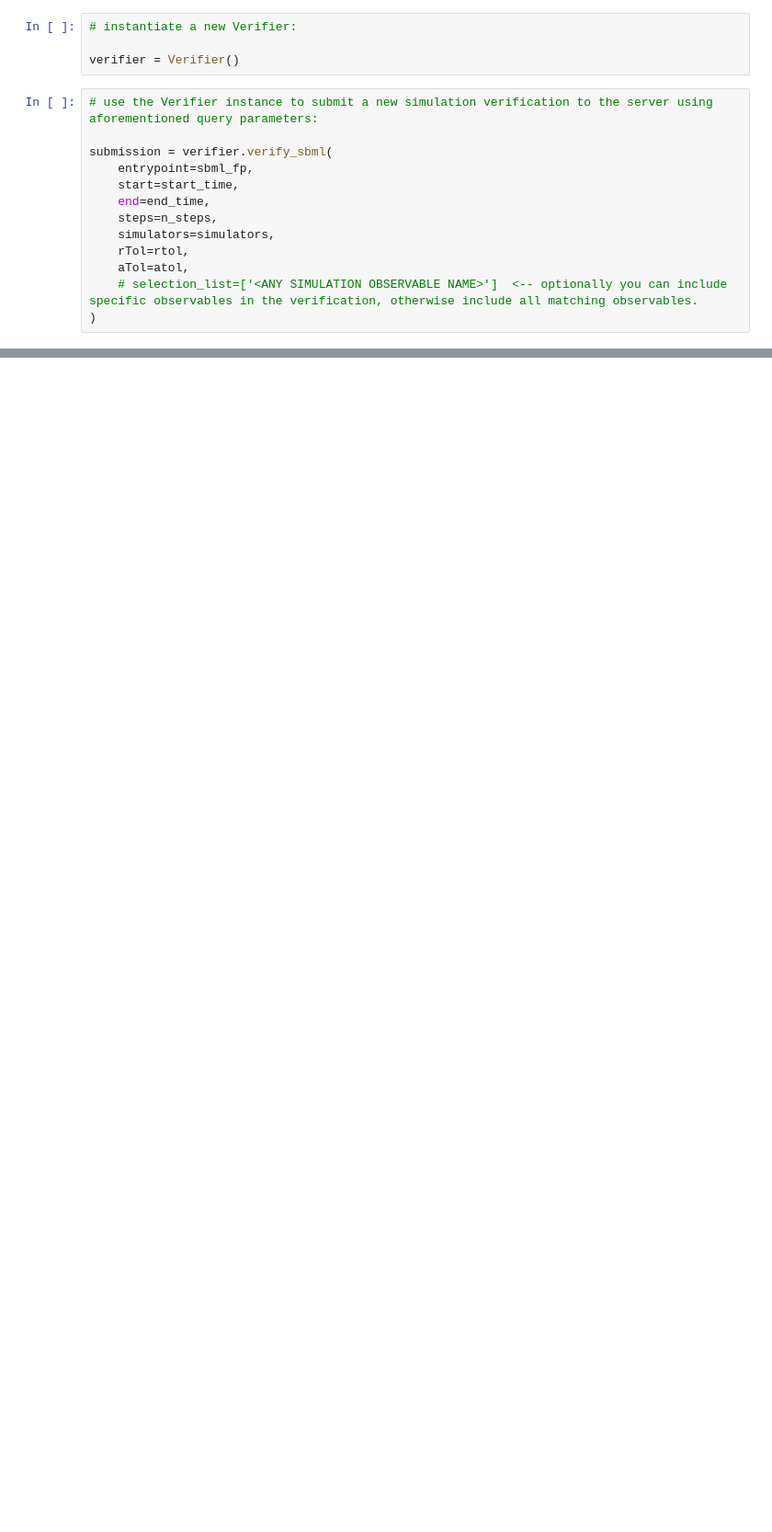
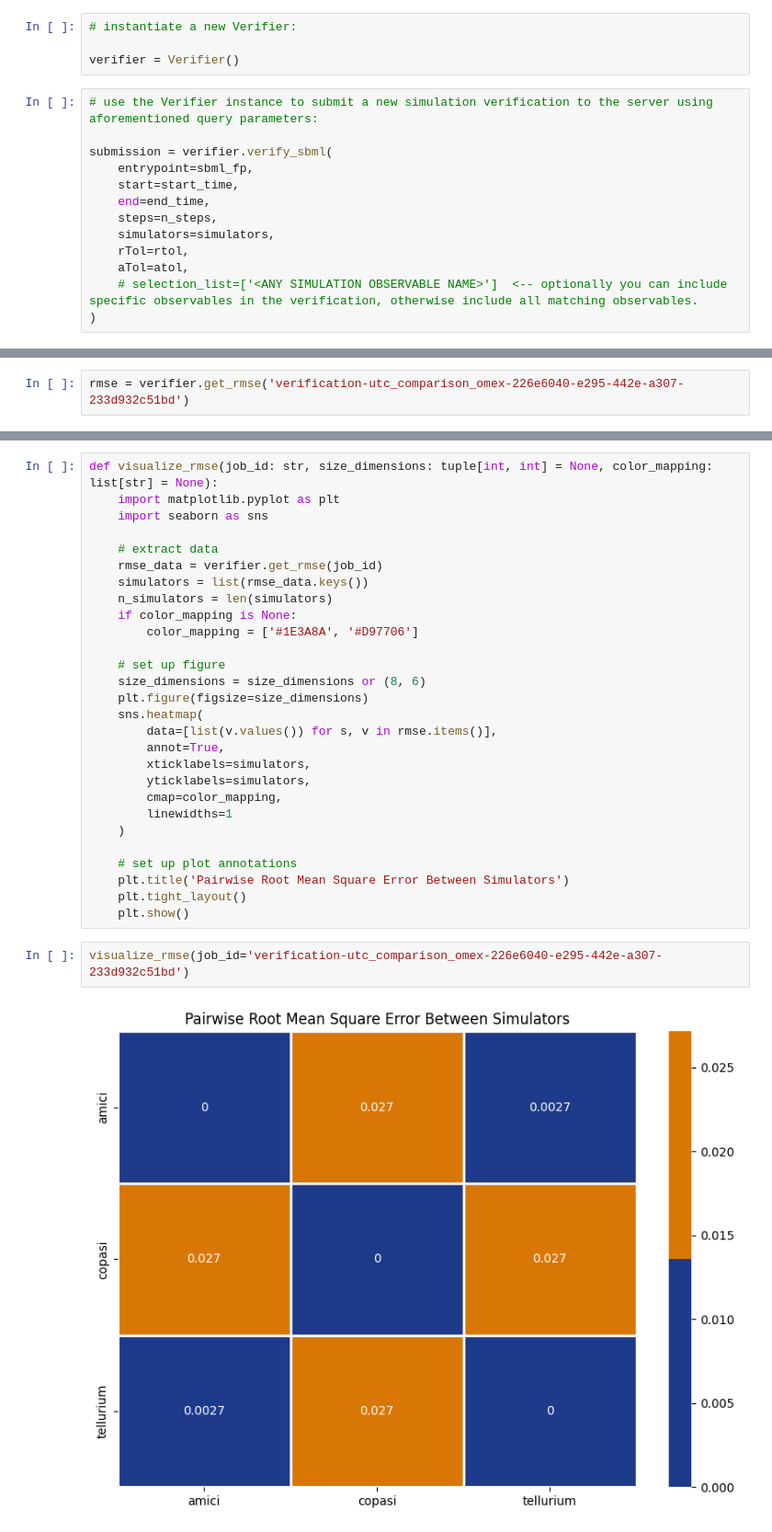
Before and after one commit to biosimulators/bio-compose, a Jupyter notebook: demos/verification_demo.ipynb, the cells around one changed output, grey strips where cells are left out. Shown: that part at 92% size. Saved outputs shown, nothing was run; the diff lists cells and outputs as text; blank space fills up the shorter version.

```diff
--- a/demos/verification_demo.ipynb
+++ b/demos/verification_demo.ipynb
@@ -118,0 +123,2 @@ verifier.visualize_rmse(verification_result)
+# %%
+rmse = verifier.get_rmse('verification-utc_comparison_omex-226e6040-e295-442e-a307-233d932c51bd')
@@ -118,0 +137,32 @@ verifier.visualize_rmse(verification_result)
+# %%
+def visualize_rmse(job_id: str, size_dimensions: tuple[int, int] = None, color_mapping: list[str] = None):
+    import matplotlib.pyplot as plt
+    import seaborn as sns
+
+    # extract data
+    rmse_data = verifier.get_rmse(job_id)
+    simulators = list(rmse_data.keys())
+    n_simulators = len(simulators)
+    if color_mapping is None:
+        color_mapping = ['#1E3A8A', '#D97706']
+
+    # set up figure
+    size_dimensions = size_dimensions or (8, 6)
+    plt.figure(figsize=size_dimensions)
+    sns.heatmap(
+        data=[list(v.values()) for s, v in rmse.items()],
+        annot=True,
+        xticklabels=simulators,
+        yticklabels=simulators,
+        cmap=color_mapping,
+        linewidths=1
+    )
+
+    # set up plot annotations
+    plt.title('Pairwise Root Mean Square Error Between Simulators')
+    plt.tight_layout()
+    plt.show()
+# %%
+visualize_rmse(job_id='verification-utc_comparison_omex-226e6040-e295-442e-a307-233d932c51bd')
+# %% [output]
+[figure, added]
```
Also changed, not shown: parts of 10 cells of this notebook, 5 other files.
